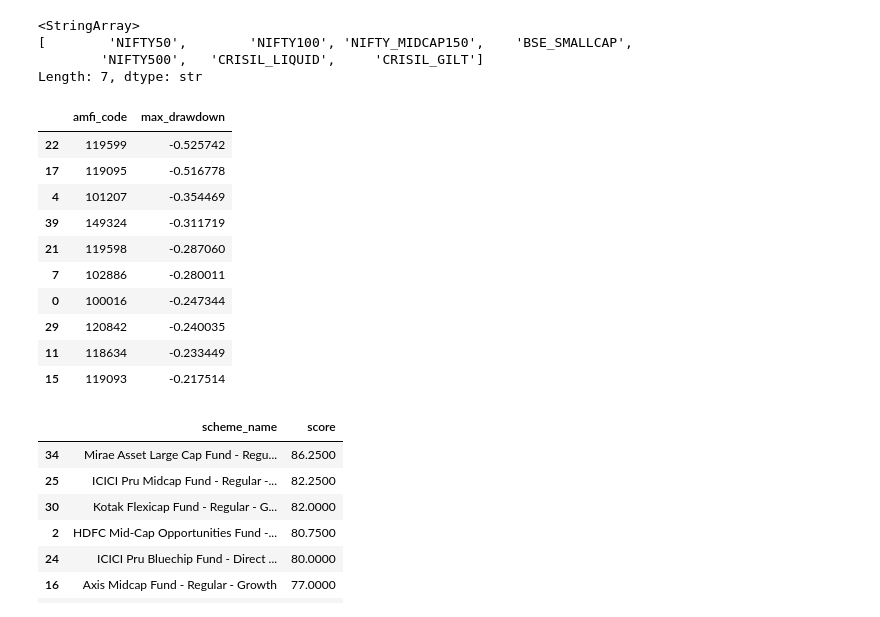
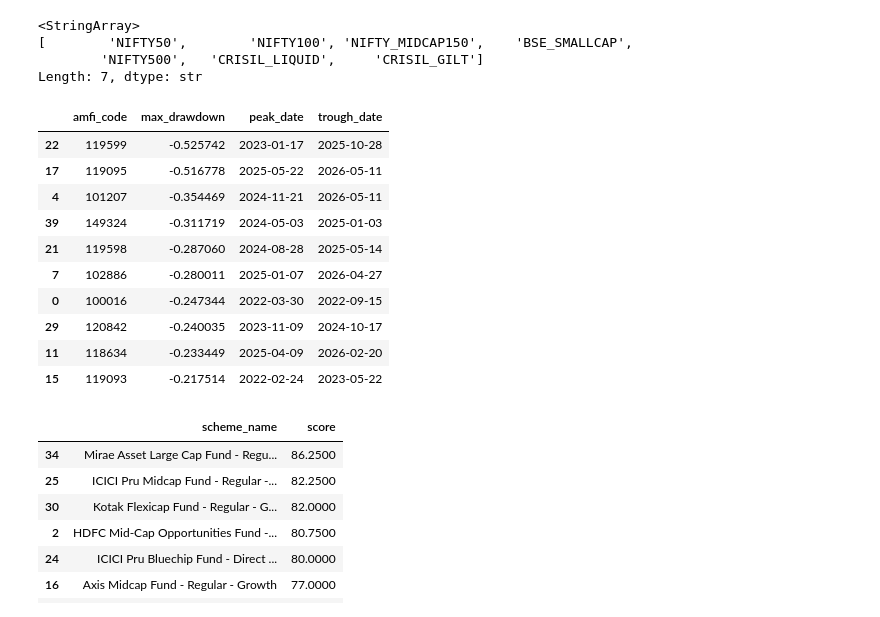
Before and after one commit to Devendragautam/bluestock-mf-capstone, a Jupyter notebook: notebooks/04_performance_analytics.ipynb, the cells around one changed output. Cells and saved outputs as stored; diff of their text form; code cells hidden in the pictures.

```diff
--- a/notebooks/04_performance_analytics.ipynb
+++ b/notebooks/04_performance_analytics.ipynb
@@ -168,24 +168,34 @@ Length: 7, dtype: str
 # %%
 mdd_results = []
 for code in nav["amfi_code"].unique():
-    fund_nav = nav[nav["amfi_code"] == code].sort_values("nav_date")
+    fund_nav = nav[nav["amfi_code"] == code].sort_values("nav_date").reset_index(drop=True)
     running_max = fund_nav["nav"].cummax()
     drawdown = fund_nav["nav"] / running_max - 1
-    mdd_results.append({"amfi_code": code, "max_drawdown": drawdown.min()})
+    trough_idx = drawdown.idxmin()
+    trough_date = fund_nav["nav_date"].iloc[trough_idx]
+    # peak = last date before trough where NAV hit the running max
+    peak_idx = fund_nav["nav"][:trough_idx + 1].idxmax()
+    peak_date = fund_nav["nav_date"].iloc[peak_idx]
+    mdd_results.append({
+        "amfi_code": code,
+        "max_drawdown": drawdown.min(),
+        "peak_date": peak_date,
+        "trough_date": trough_date,
+    })
 
 mdd_df = pd.DataFrame(mdd_results)
 mdd_df.sort_values("max_drawdown").head(10)
 # %% [output]
-|  | amfi_code | max_drawdown |
-| 22 | 119599 | -0.525742 |
-| 17 | 119095 | -0.516778 |
-| 4 | 101207 | -0.354469 |
-| 39 | 149324 | -0.311719 |
-| 21 | 119598 | -0.287060 |
-| 7 | 102886 | -0.280011 |
-| 0 | 100016 | -0.247344 |
-| 29 | 120842 | -0.240035 |
-| 11 | 118634 | -0.233449 |
-| 15 | 119093 | -0.217514 |
+|  | amfi_code | max_drawdown | peak_date | trough_date |
+| 22 | 119599 | -0.525742 | 2023-01-17 | 2025-10-28 |
+| 17 | 119095 | -0.516778 | 2025-05-22 | 2026-05-11 |
+| 4 | 101207 | -0.354469 | 2024-11-21 | 2026-05-11 |
+| 39 | 149324 | -0.311719 | 2024-05-03 | 2025-01-03 |
+| 21 | 119598 | -0.287060 | 2024-08-28 | 2025-05-14 |
+| 7 | 102886 | -0.280011 | 2025-01-07 | 2026-04-27 |
+| 0 | 100016 | -0.247344 | 2022-03-30 | 2022-09-15 |
+| 29 | 120842 | -0.240035 | 2023-11-09 | 2024-10-17 |
+| 11 | 118634 | -0.233449 | 2025-04-09 | 2026-02-20 |
+| 15 | 119093 | -0.217514 | 2022-02-24 | 2023-05-22 |
 # %%
 scorecard = cagr_df[["amfi_code", "scheme_name", "cagr_3yr"]].merge(sharpe_df, on="amfi_code")
```
Also changed, not shown: parts of 3 cells of this notebook, 2 other files.
